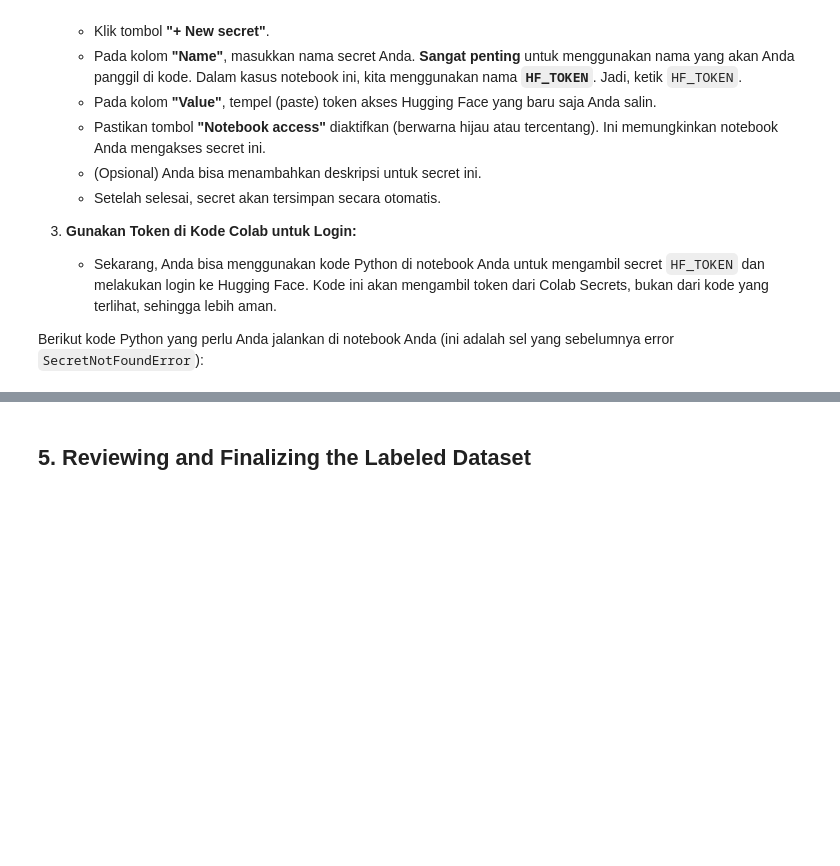
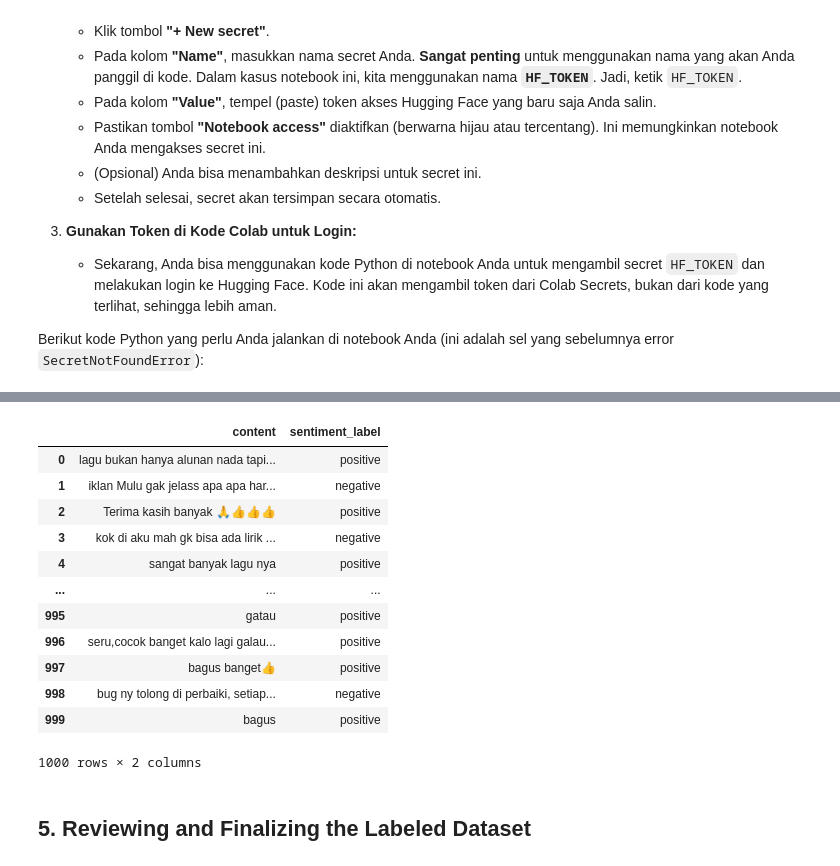
Before and after one commit to notnsas/data-science-capstone-project-college, a Jupyter notebook: notebooks/04_programmatic_labeling_bilingual.ipynb, the cells around one changed output, grey strips where cells are left out. Drawn from its saved outputs; the diff is of its cells as text; code cells hidden in the pictures; blank space fills up the shorter version.

```diff
--- a/notebooks/04_programmatic_labeling_bilingual.ipynb
+++ b/notebooks/04_programmatic_labeling_bilingual.ipynb
@@ -500,3 +576,19 @@ df_id.head(20)
+# %%
+display(df_id[['content', 'sentiment_label']].head(1000))
+# %% [output]
+|  | content | sentiment_label |
+| 0 | lagu bukan hanya alunan nada tapi... | positive |
+| 1 | iklan Mulu gak jelass apa apa har... | negative |
+| 2 | Terima kasih banyak 🙏👍👍👍 | positive |
+| 3 | kok di aku mah gk bisa ada lirik ... | negative |
+| 4 | sangat banyak lagu nya | positive |
+| ... | ... | ... |
+| 995 | gatau | positive |
+| 996 | seru,cocok banget kalo lagi galau... | positive |
+| 997 | bagus banget👍 | positive |
+| 998 | bug ny tolong di perbaiki, setiap... | negative |
+| 999 | bagus | positive |
+1000 rows × 2 columns
 # %% [markdown]
 ## **5. Reviewing and Finalizing the Labeled Dataset**
 # %%
```
Also changed, not shown: parts of 11 cells of this notebook.
